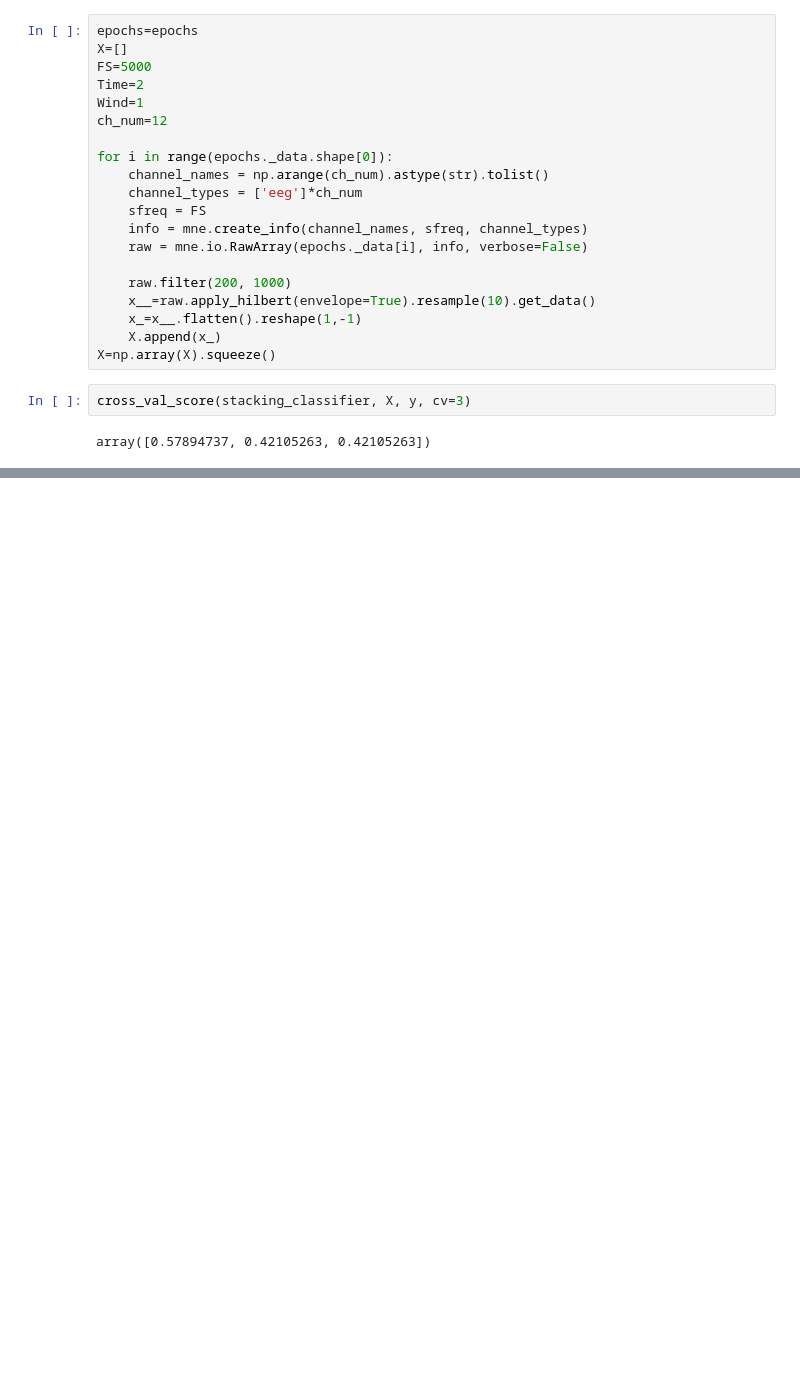
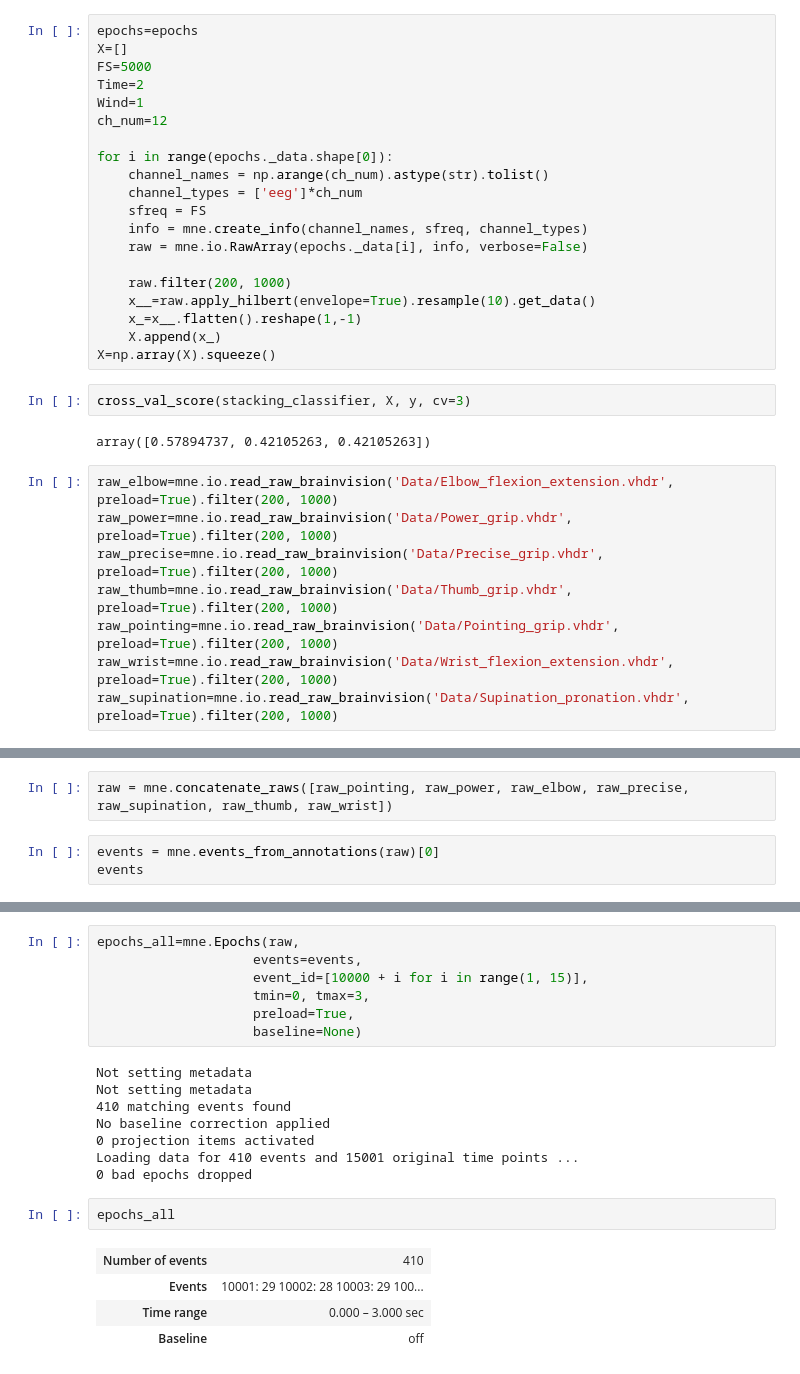
Before and after one commit to CNBR-Skoltech/osseointegration-pattern-recognition, a Jupyter notebook: Arm_hand_gestures.ipynb, the cells around one changed output, grey strips where cells are left out. Drawn from its saved outputs; the diff is of its cells as text; blank space fills up the shorter version.

```diff
--- a/Arm_hand_gestures.ipynb
+++ b/Arm_hand_gestures.ipynb
@@ -323,3 +337,11 @@ X=np.array(X).squeeze()
 cross_val_score(stacking_classifier, X, y, cv=3)
 # %% [output]
 array([0.57894737, 0.42105263, 0.42105263])
+# %%
+raw_elbow=mne.io.read_raw_brainvision('Data/Elbow_flexion_extension.vhdr', preload=True).filter(200, 1000)
+raw_power=mne.io.read_raw_brainvision('Data/Power_grip.vhdr', preload=True).filter(200, 1000)
+raw_precise=mne.io.read_raw_brainvision('Data/Precise_grip.vhdr', preload=True).filter(200, 1000)
+raw_thumb=mne.io.read_raw_brainvision('Data/Thumb_grip.vhdr', preload=True).filter(200, 1000)
+raw_pointing=mne.io.read_raw_brainvision('Data/Pointing_grip.vhdr', preload=True).filter(200, 1000)
+raw_wrist=mne.io.read_raw_brainvision('Data/Wrist_flexion_extension.vhdr', preload=True).filter(200, 1000)
+raw_supination=mne.io.read_raw_brainvision('Data/Supination_pronation.vhdr', preload=True).filter(200, 1000)
@@ -325,0 +366,5 @@ array([0.57894737, 0.42105263, 0.42105263])
+# %%
+raw = mne.concatenate_raws([raw_pointing, raw_power, raw_elbow, raw_precise, raw_supination, raw_thumb, raw_wrist])
+# %%
+events = mne.events_from_annotations(raw)[0]
+events
@@ -325,0 +380,22 @@ array([0.57894737, 0.42105263, 0.42105263])
+# %%
+epochs_all=mne.Epochs(raw,
+                    events=events,
+                    event_id=[10000 + i for i in range(1, 15)],
+                    tmin=0, tmax=3,
+                    preload=True,
+                    baseline=None)
+# %% [output]
+Not setting metadata
+Not setting metadata
+410 matching events found
+No baseline correction applied
+0 projection items activated
+Loading data for 410 events and 15001 original time points ...
+0 bad epochs dropped
+# %%
+epochs_all
+# %% [output]
+| Number of events | 410 |
+| Events | 10001: 29 10002: 28 10003: 29 100... |
+| Time range | 0.000 – 3.000 sec |
+| Baseline | off |
```
Also changed, not shown: parts of 25 cells of this notebook.
